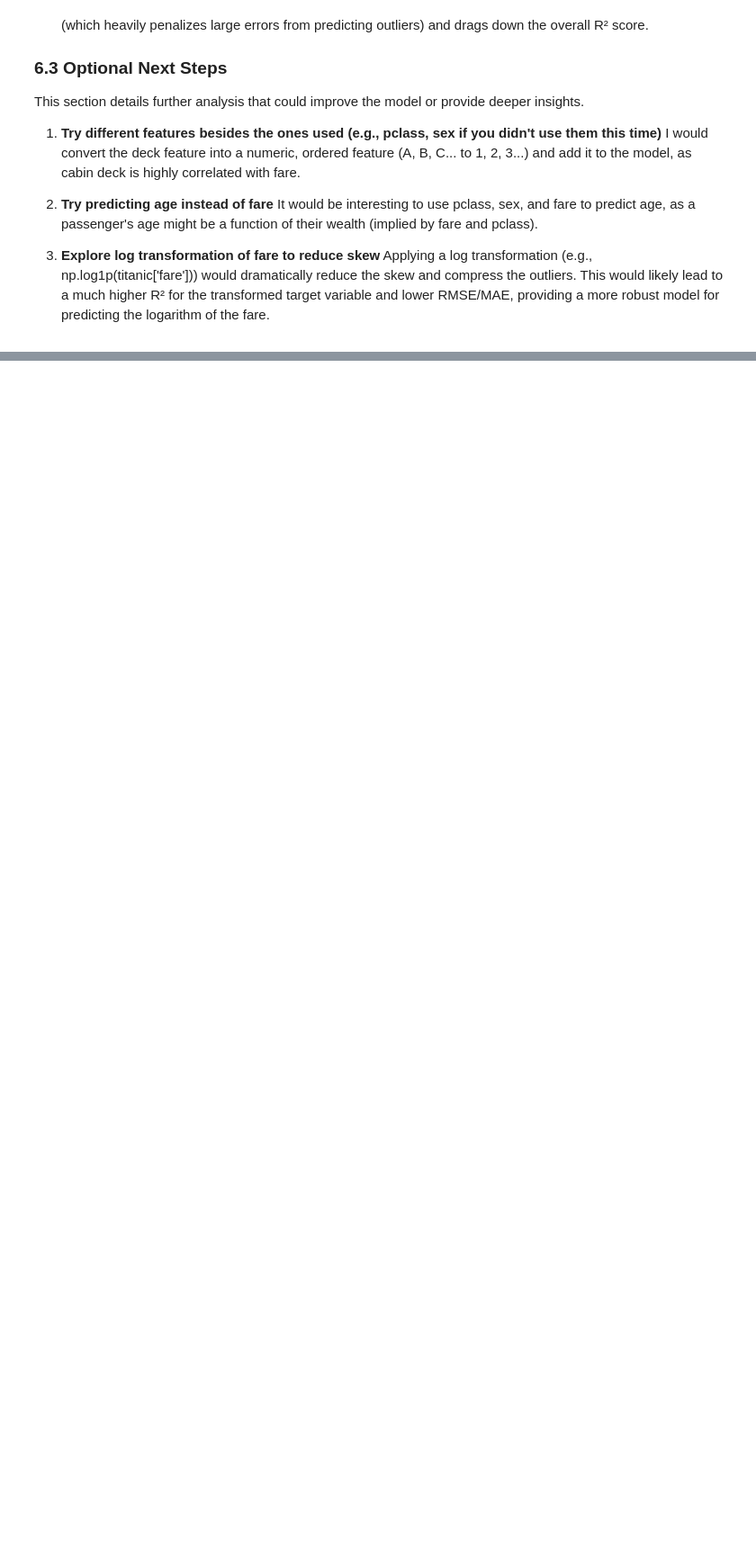
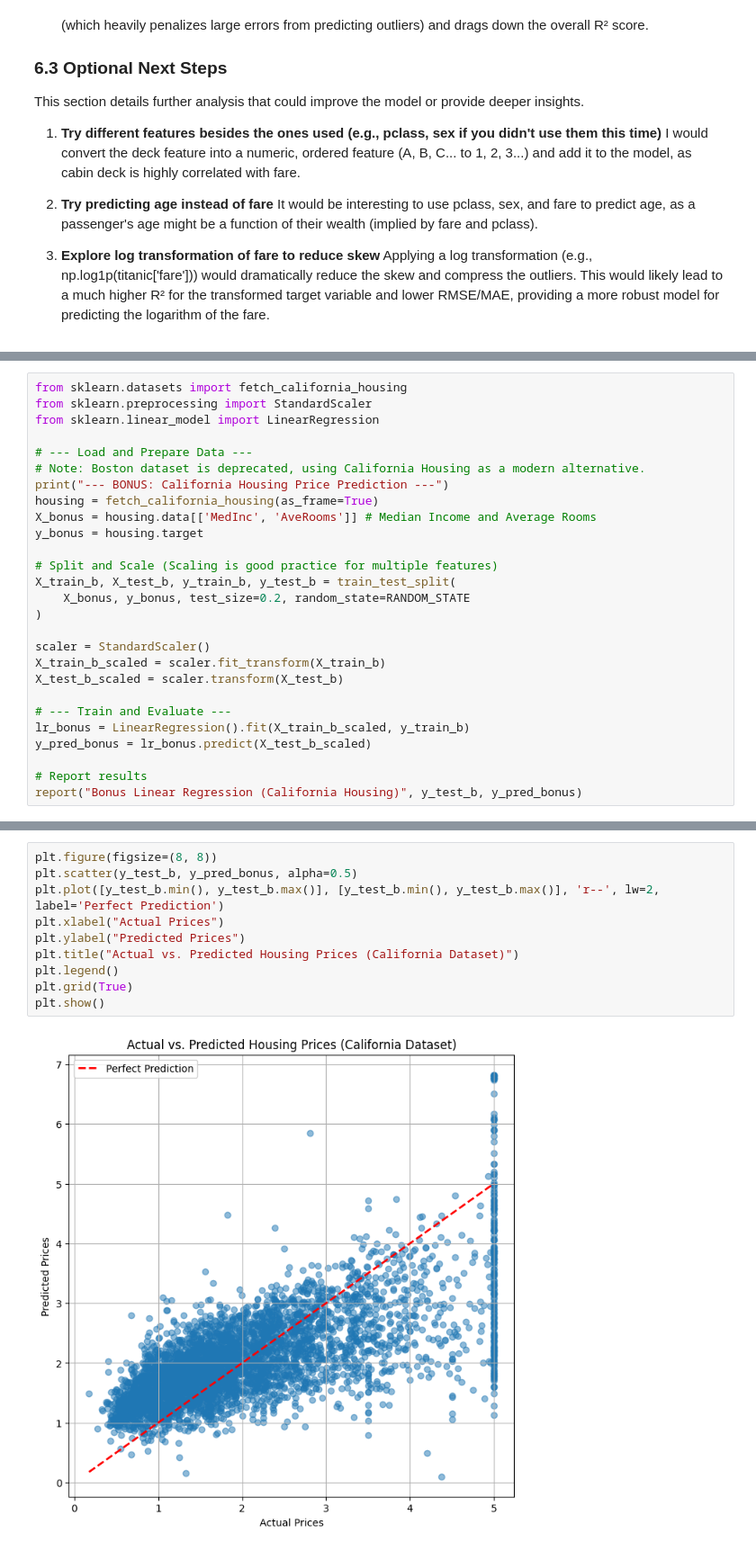
Before and after one commit to s-golla/applied-ml-sgolla, a Jupyter notebook: notebooks/project04/ml04_sgolla.ipynb, the cells around one changed output, grey strips where cells are left out. Shown at 90% size. Drawn from its saved outputs; the diff is of its cells as text; blank space fills up the shorter version.

```diff
--- a/notebooks/project04/ml04_sgolla.ipynb
+++ b/notebooks/project04/ml04_sgolla.ipynb
@@ -545,0 +549,27 @@ This section details further analysis that could improve the model or provide de
+# %%
+from sklearn.datasets import fetch_california_housing
+from sklearn.preprocessing import StandardScaler
+from sklearn.linear_model import LinearRegression
+
+# --- Load and Prepare Data ---
+# Note: Boston dataset is deprecated, using California Housing as a modern alternative.
+print("--- BONUS: California Housing Price Prediction ---")
+housing = fetch_california_housing(as_frame=True)
+X_bonus = housing.data[['MedInc', 'AveRooms']] # Median Income and Average Rooms
+y_bonus = housing.target
+
+# Split and Scale (Scaling is good practice for multiple features)
+X_train_b, X_test_b, y_train_b, y_test_b = train_test_split(
+    X_bonus, y_bonus, test_size=0.2, random_state=RANDOM_STATE
+)
+
+scaler = StandardScaler()
+X_train_b_scaled = scaler.fit_transform(X_train_b)
+X_test_b_scaled = scaler.transform(X_test_b)
+
+# --- Train and Evaluate ---
+lr_bonus = LinearRegression().fit(X_train_b_scaled, y_train_b)
+y_pred_bonus = lr_bonus.predict(X_test_b_scaled)
+
+# Report results
+report("Bonus Linear Regression (California Housing)", y_test_b, y_pred_bonus)
@@ -545,0 +586,12 @@ This section details further analysis that could improve the model or provide de
+# %%
+plt.figure(figsize=(8, 8))
+plt.scatter(y_test_b, y_pred_bonus, alpha=0.5)
+plt.plot([y_test_b.min(), y_test_b.max()], [y_test_b.min(), y_test_b.max()], 'r--', lw=2, label='Perfect Prediction')
+plt.xlabel("Actual Prices")
+plt.ylabel("Predicted Prices")
+plt.title("Actual vs. Predicted Housing Prices (California Dataset)")
+plt.legend()
+plt.grid(True)
+plt.show()
+# %% [output]
+[figure, added]
```
Also changed, not shown: parts of 3 cells of this notebook.
